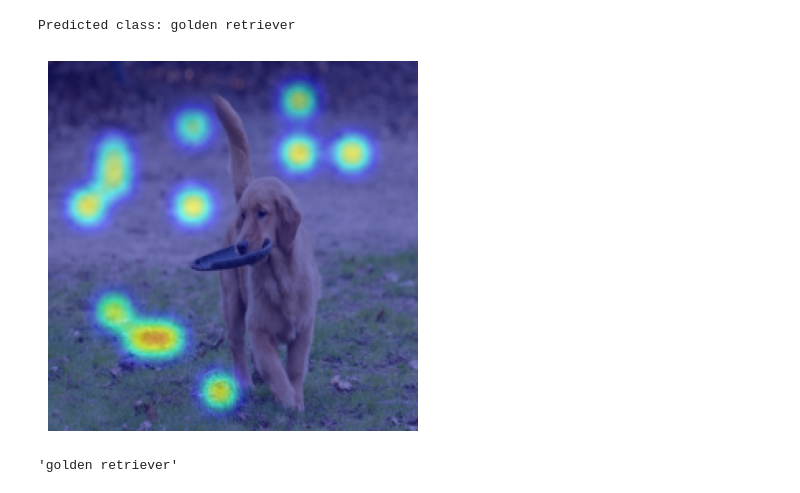
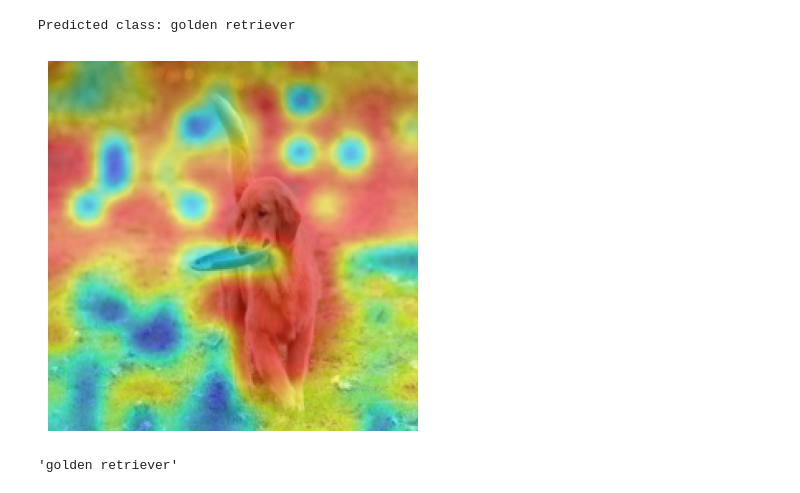
Before and after one commit to pd90506/llama_exp, a Jupyter notebook: vit_test.ipynb, the cells around one changed output. Saved outputs shown, nothing was run; the diff lists cells and outputs as text; code cells hidden in the pictures.

```diff
--- a/vit_test.ipynb
+++ b/vit_test.ipynb
@@ -96,8 +96,8 @@ def get_heatmap(pyx, pyx_prime):
     Returns:
         heatmap: [N, 14, 14, 1000]
     """
-    res = (pyx / pyx_prime) # [N, L, N]
-    # res = pyx_prime
+    # res = (pyx - pyx_prime) # [N, L, N]
+    res = pyx_prime
     N_v, L, N_t = res.shape
     res = (res>0).float() * res
 
@@ -127,34 +127,34 @@ def normalize_and_rescale(heatmap):
 
 def get_overlap(image, heatmap):
     return cv2.addWeighted(heatmap, 0.5, image, 0.5, 0)
 
 def plot_overlap(image, heatmap):
     overlap = get_overlap(image, heatmap)
     plt.imshow(overlap)
     plt.axis('off')
     plt.show()
     return 0
 
 def plot_overlap_np(image, heatmap, img_mean, img_std):
     shape = image.shape[:2]
     heatmap = normalize_and_rescale(heatmap)
     resized_heatmap = cv2.resize(heatmap, shape)
     blur = cv2.blur(resized_heatmap ,(13,13), 11)
     heatmap_img = cv2.applyColorMap(blur, cv2.COLORMAP_JET)
     heatmap_img = cv2.cvtColor(heatmap_img, cv2.COLOR_BGR2RGB)
 
     image = unnormalize_and_255_scale(image, img_mean, img_std)
 
     plot_overlap(image, heatmap_img)
     return image, heatmap_img
 
 pyx, pyx_prime = get_pyx_prime(pred_model, outputs)
 heatmap = get_heatmap(pyx, pyx_prime)[0,:,:,predicted_class_idx]
 img = inputs.pixel_values[0].cpu().numpy().transpose(1,2,0)
 
 image, heatmap_img = plot_overlap_np(img, heatmap, mean, std)
 # %% [output]
-[figure, old version]
+[figure, new version]
 # %%
 config.id2label[predicted_class_idx]
 # %% [output]
```
Also changed, not shown: parts of 8 cells of this notebook, 13 other files.
